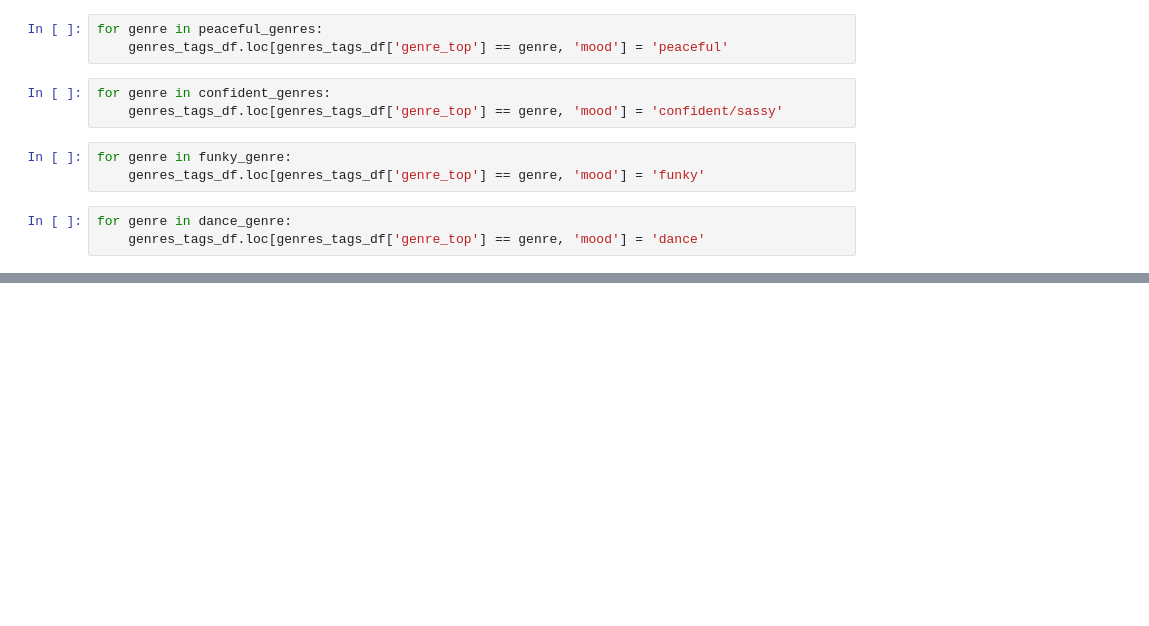
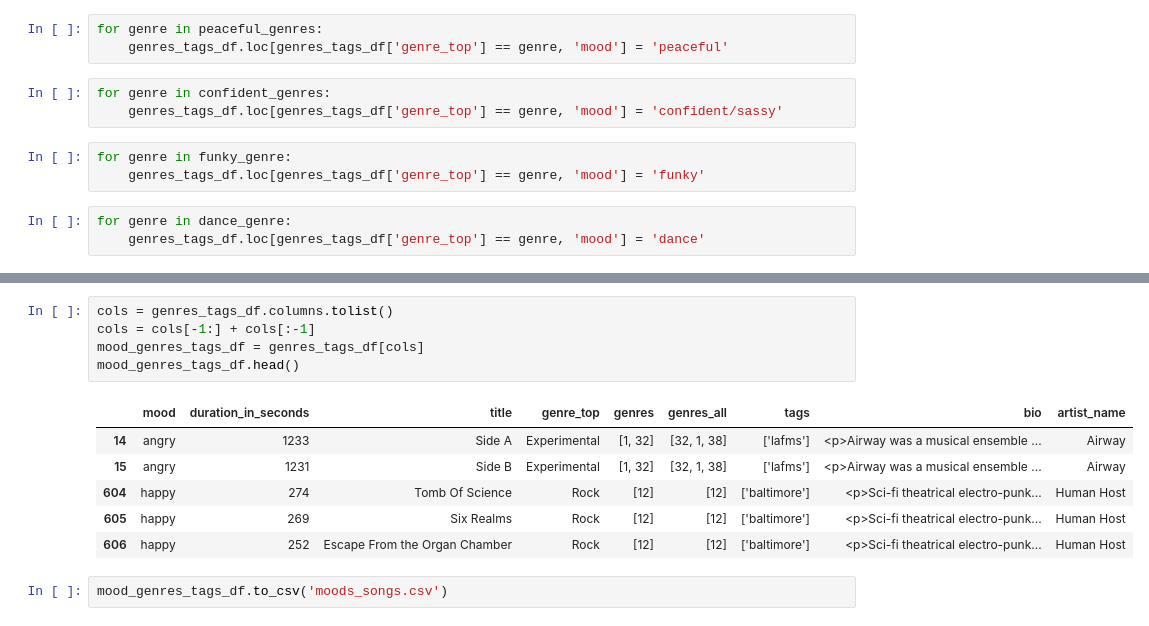
Before and after one commit to labs12-music-stream-selector/DS, a Jupyter notebook: aws-sagemaker-python-notebook.ipynb, the cells around one changed output, grey strips where cells are left out. Saved outputs shown, nothing was run; the diff lists cells and outputs as text; blank space fills up the shorter version.

```diff
--- a/aws-sagemaker-python-notebook.ipynb
+++ b/aws-sagemaker-python-notebook.ipynb
@@ -458,0 +455,14 @@ mvp_df.to_csv('mvp.csv')
+# %%
+cols = genres_tags_df.columns.tolist()
+cols = cols[-1:] + cols[:-1]
+mood_genres_tags_df = genres_tags_df[cols]
+mood_genres_tags_df.head()
+# %% [output]
+|  | mood | duration_in_seconds | title | genre_top | genres | genres_all | tags | bio | artist_name |
+| 14 | angry | 1233 | Side A | Experimental | [1, 32] | [32, 1, 38] | ['lafms'] | <p>Airway was a musical ensemble ... | Airway |
+| 15 | angry | 1231 | Side B | Experimental | [1, 32] | [32, 1, 38] | ['lafms'] | <p>Airway was a musical ensemble ... | Airway |
+| 604 | happy | 274 | Tomb Of Science | Rock | [12] | [12] | ['baltimore'] | <p>Sci-fi theatrical electro-punk... | Human Host |
+| 605 | happy | 269 | Six Realms | Rock | [12] | [12] | ['baltimore'] | <p>Sci-fi theatrical electro-punk... | Human Host |
+| 606 | happy | 252 | Escape From the Organ Chamber | Rock | [12] | [12] | ['baltimore'] | <p>Sci-fi theatrical electro-punk... | Human Host |
+# %%
+mood_genres_tags_df.to_csv('moods_songs.csv')
```
Also changed, not shown: parts of 46 cells of this notebook.
